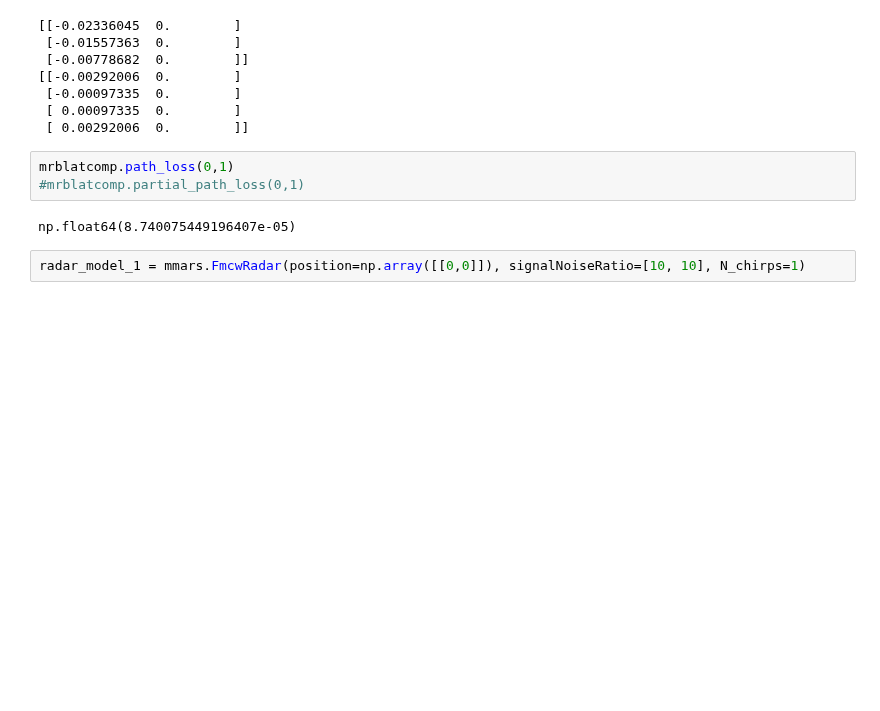
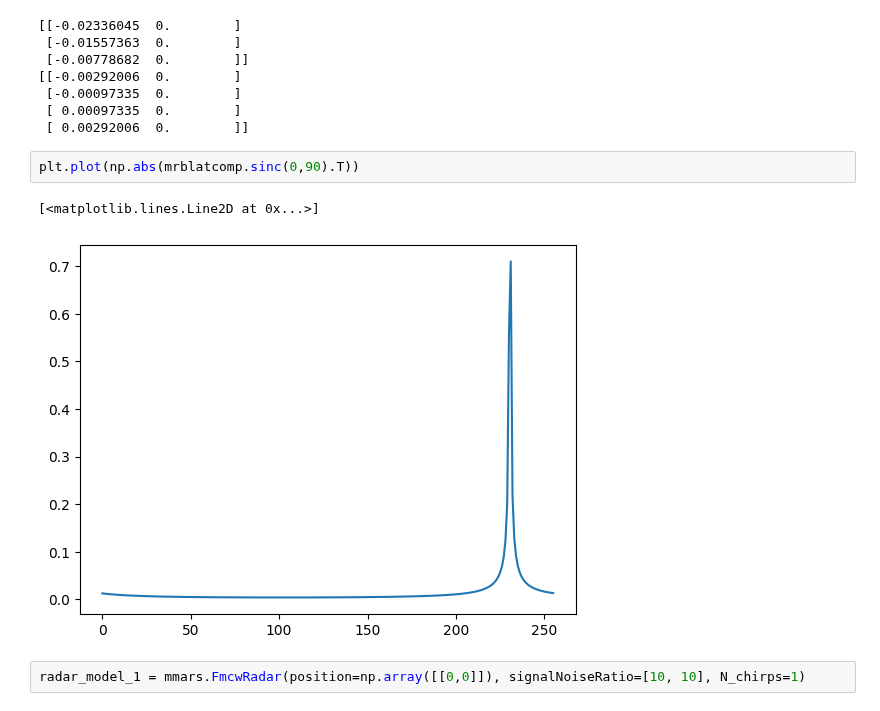
Before and after one commit to RHIMMELAND/MMARS, a Jupyter notebook: examples/MRBLaT_test.ipynb, the cells around one changed output. Drawn from its saved outputs; the diff is of its cells as text; blank space fills up the shorter version.

```diff
--- a/examples/MRBLaT_test.ipynb
+++ b/examples/MRBLaT_test.ipynb
@@ -34,11 +34,11 @@ mrblatcomp = mmars.MRBLaT_Functions()
  [-0.00097335  0.        ]
  [ 0.00097335  0.        ]
  [ 0.00292006  0.        ]]
-# %%
-mrblatcomp.path_loss(0,1)
-#mrblatcomp.partial_path_loss(0,1)
-# %% [output]
-np.float64(8.740075449196407e-05)
+# %%
+plt.plot(np.abs(mrblatcomp.sinc(0,90).T))
+# %% [output]
+[<matplotlib.lines.Line2D at 0x...>]
+[figure, added]
 # %%
 radar_model_1 = mmars.FmcwRadar(position=np.array([[0,0]]), signalNoiseRatio=[10, 10], N_chirps=1)
 # %% [output]
```
Also changed, not shown: parts of 12 cells of this notebook, 2 other files.
